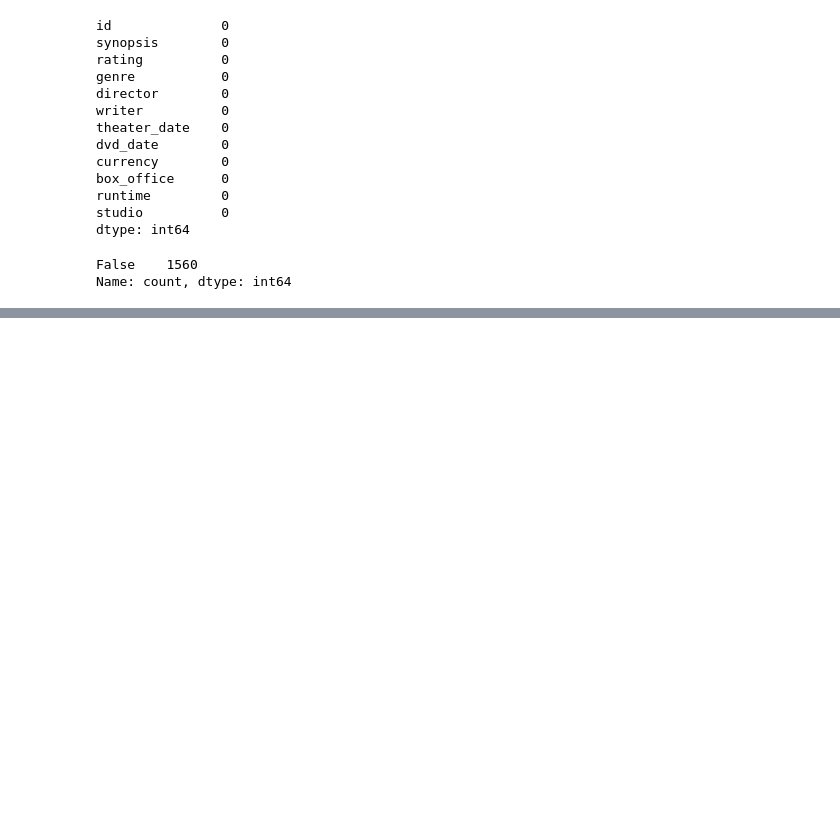
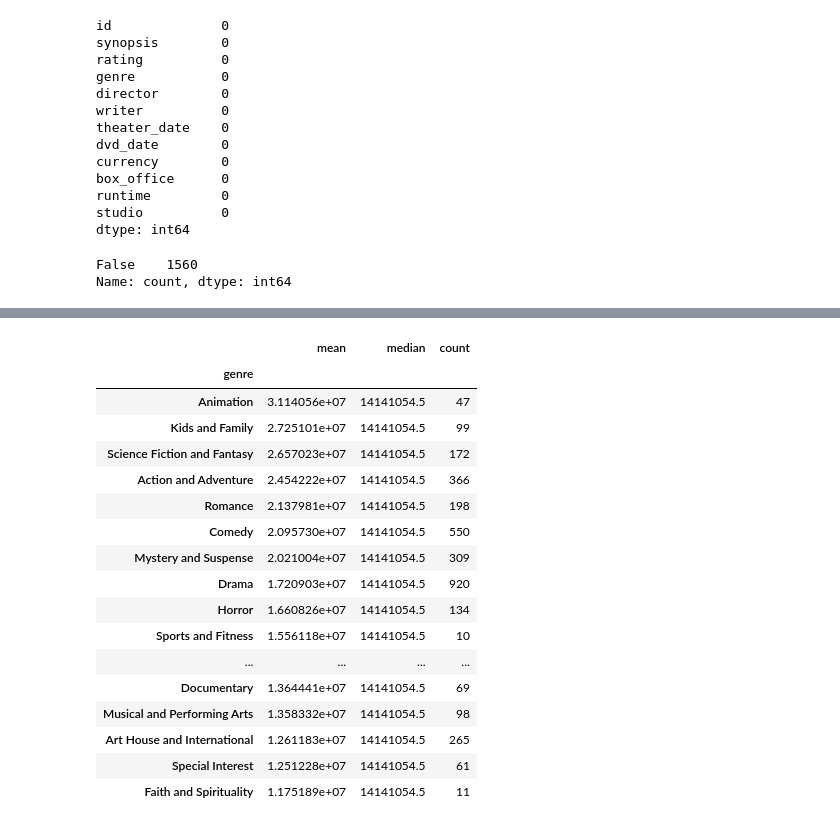
Before and after one commit to Vincent-Muteti/Phase2-Project, a Jupyter notebook: Notebooks/vincent.ipynb, the cells around one changed output, grey strips where cells are left out. Cells and saved outputs as stored; diff of their text form; code cells hidden in the pictures; blank space fills up the shorter version.

```diff
--- a/Notebooks/vincent.ipynb
+++ b/Notebooks/vincent.ipynb
@@ -305,3 +306,35 @@ df_cleaned.head()
 | 2 | 5 | Illeana Douglas delivers a superb... | R | Drama|Musical and Performing Arts | Allison Anders | Allison Anders | 1996-09-13 | 2000-04-18 | $ | 14141054.5 | ... |
 | 3 | 6 | Michael Douglas runs afoul of a t... | R | Drama|Mystery and Suspense | Barry Levinson | Paul Attanasio|Michael Crichton | 1994-12-09 | 1997-08-27 | $ | 14141054.5 | ... |
 | 4 | 7 | No synopsis | NR | Drama|Romance | Rodney Bennett | Giles Cooper | 1997-01-01 | 2004-06-01 | $ | 14141054.5 | ... |
+# %%
+df_genre = df.copy()
+df_genre['genre'] = df_genre['genre'].str.split('|')
+df_genre = df_genre.explode('genre')
+# %%
+# Revenue by Genre Analysis
+genre_stats = (
+    df_genre.groupby('genre')['box_office']
+    .agg(['mean', 'median', 'count'])
+    .sort_values('mean', ascending=False)
+)
+
+genre_stats
+# %% [output]
+|  | mean | median | count |
+| genre |  |  |  |
+| Animation | 3.114056e+07 | 14141054.5 | 47 |
+| Kids and Family | 2.725101e+07 | 14141054.5 | 99 |
+| Science Fiction and Fantasy | 2.657023e+07 | 14141054.5 | 172 |
+| Action and Adventure | 2.454222e+07 | 14141054.5 | 366 |
+| Romance | 2.137981e+07 | 14141054.5 | 198 |
+| Comedy | 2.095730e+07 | 14141054.5 | 550 |
+| Mystery and Suspense | 2.021004e+07 | 14141054.5 | 309 |
+| Drama | 1.720903e+07 | 14141054.5 | 920 |
+| Horror | 1.660826e+07 | 14141054.5 | 134 |
+| Sports and Fitness | 1.556118e+07 | 14141054.5 | 10 |
+| ... | ... | ... | ... |
+| Documentary | 1.364441e+07 | 14141054.5 | 69 |
+| Musical and Performing Arts | 1.358332e+07 | 14141054.5 | 98 |
+| Art House and International | 1.261183e+07 | 14141054.5 | 265 |
+| Special Interest | 1.251228e+07 | 14141054.5 | 61 |
+| Faith and Spirituality | 1.175189e+07 | 14141054.5 | 11 |
```
Also changed, not shown: parts of 4 cells of this notebook, 1 other file.
